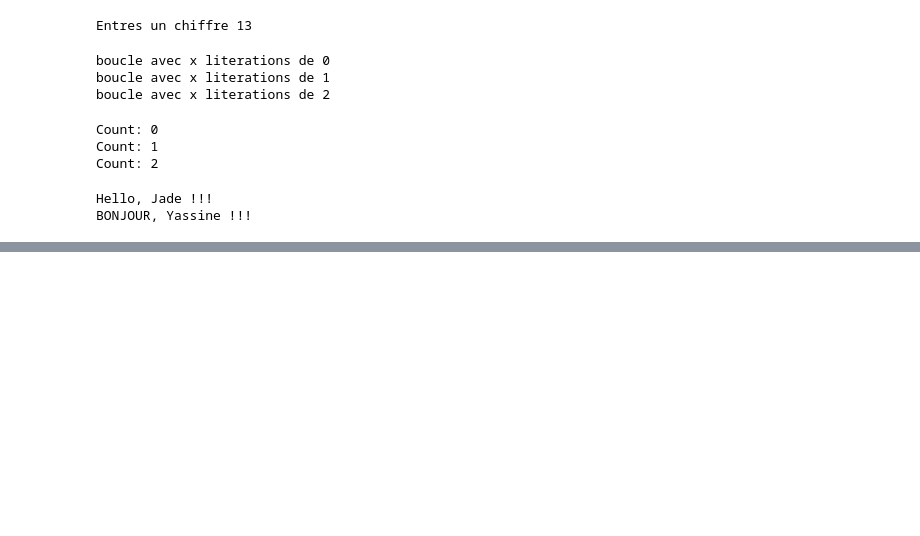
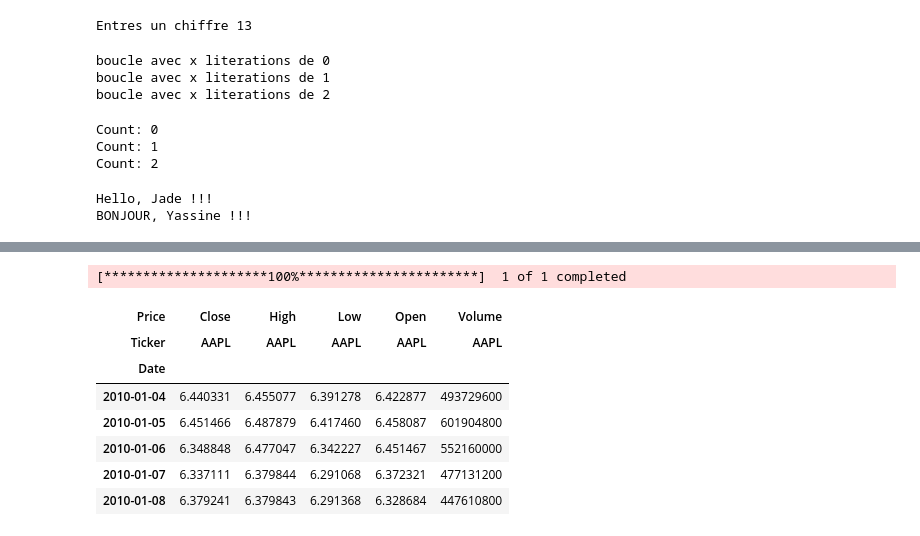
Before and after one commit to Thibautsdk/IAE_METZ_DATA_2025_SANDROCK_DASILVA, a Jupyter notebook: TD_DATAFUNDS.ipynb, the cells around one changed output, grey strips where cells are left out. Drawn from its saved outputs; the diff is of its cells as text; code cells hidden in the pictures; blank space fills up the shorter version.

```diff
--- a/TD_DATAFUNDS.ipynb
+++ b/TD_DATAFUNDS.ipynb
@@ -108,0 +278,19 @@ BONJOUR, Yassine !!!
+# %%
+ticker="AAPL"
+
+start_date = "2010-01-01"
+end_date = "2023-01-01"
+
+stock_data = yf.download(ticker, start=start_date, end=end_date)
+
+stock_data.head()
+# %% [output]
+[*********************100%***********************]  1 of 1 completed
+| Price | Close | High | Low | Open | Volume |
+| Ticker | AAPL | AAPL | AAPL | AAPL | AAPL |
+| Date |  |  |  |  |  |
+| 2010-01-04 | 6.440331 | 6.455077 | 6.391278 | 6.422877 | 493729600 |
+| 2010-01-05 | 6.451466 | 6.487879 | 6.417460 | 6.458087 | 601904800 |
+| 2010-01-06 | 6.348848 | 6.477047 | 6.342227 | 6.451467 | 552160000 |
+| 2010-01-07 | 6.337111 | 6.379844 | 6.291068 | 6.372321 | 477131200 |
+| 2010-01-08 | 6.379241 | 6.379843 | 6.291368 | 6.328684 | 447610800 |
```
Also changed, not shown: parts of 27 cells of this notebook.
